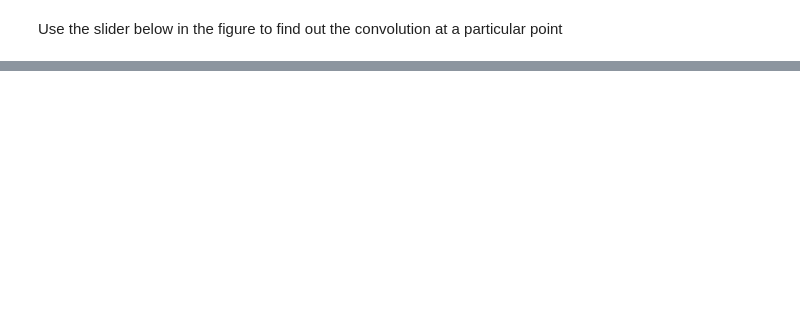
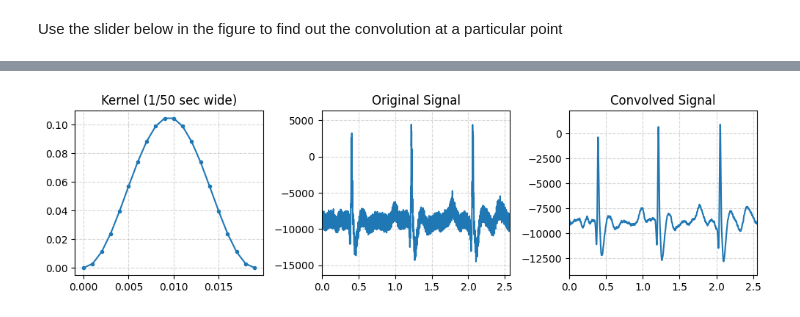
Before and after one commit to vi-bulchandani/da623-convolution-1d, a Jupyter notebook: notebook.ipynb, the cells around one changed output, grey strips where cells are left out. Cells and saved outputs as stored; diff of their text form; code cells hidden in the pictures; blank space fills up the shorter version.

```diff
--- a/notebook.ipynb
+++ b/notebook.ipynb
@@ -337,0 +399,42 @@ HTML(anim.to_html5_video())
+# %%
+import numpy as np
+import scipy.io.wavfile
+import matplotlib.pyplot as plt
+
+# Load sample data from a WAV file
+sample_rate, data = scipy.io.wavfile.read('ecg.wav')
+times = np.arange(len(data))/sample_rate
+
+# create a Hanning kernel 1/50th of a second wide
+kernel_width_seconds = 1.0/50
+kernel_size_points = int(kernel_width_seconds * sample_rate)
+kernel = np.hanning(kernel_size_points)
+
+# normalize the kernel
+kernel = kernel / kernel.sum()
+
+# Create a filtered signal by convolving the kernel with the original data
+filtered = np.convolve(kernel, data, mode='valid')
+
+
+# Display the result
+fig, (ax1, ax2, ax3) = plt.subplots(1, 3, figsize=(10, 3))
+
+ax1.plot(np.arange(len(kernel))/sample_rate, kernel, '.-')
+ax1.set_title("Kernel (1/50 sec wide)")
+ax1.grid(alpha=.5, ls='--')
+
+ax2.plot(np.arange(len(data))/sample_rate, data)
+ax2.set_title("Original Signal")
+ax2.margins(0, .1)
+ax2.grid(alpha=.5, ls='--')
+
+ax3.plot(np.arange(len(filtered))/sample_rate, filtered)
+ax3.set_title("Convolved Signal")
+ax3.margins(0, .1)
+ax3.grid(alpha=.5, ls='--')
+
+plt.tight_layout()
+plt.show()
+# %% [output]
+[figure, added]
```
Also changed, not shown: parts of 14 cells of this notebook, 4 other files.
